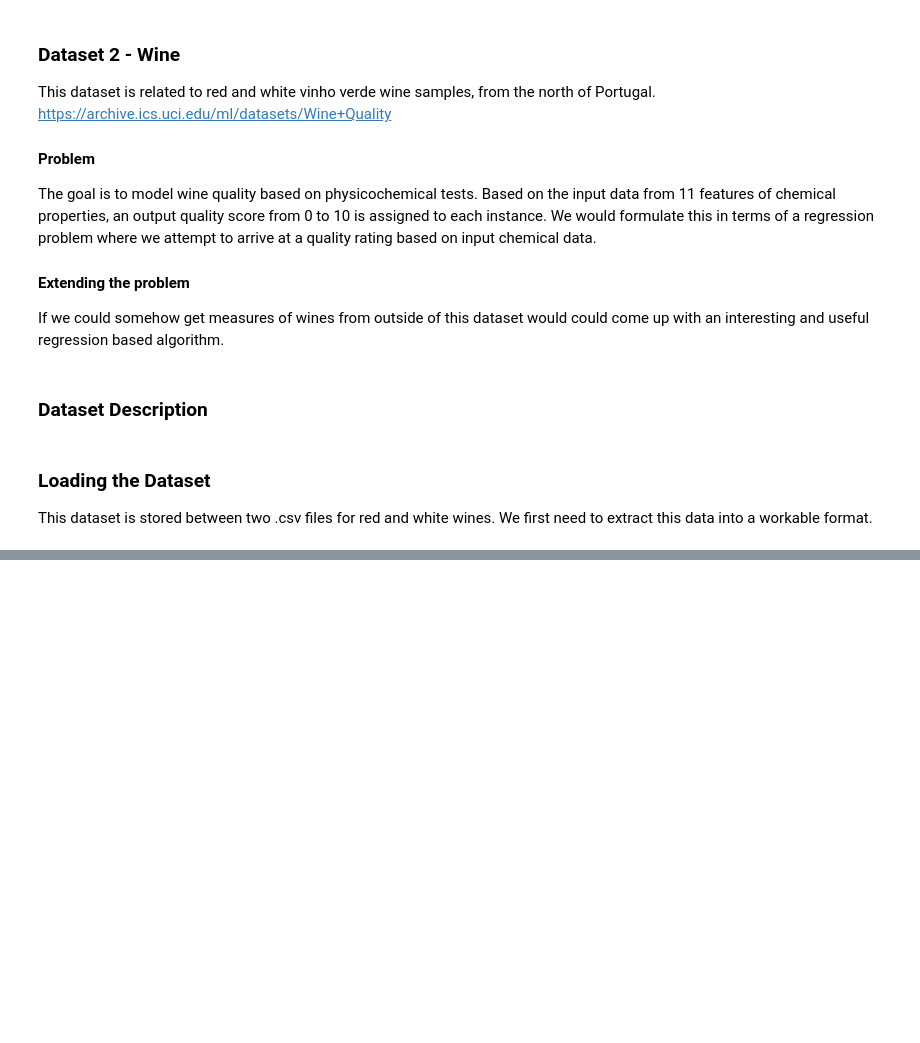
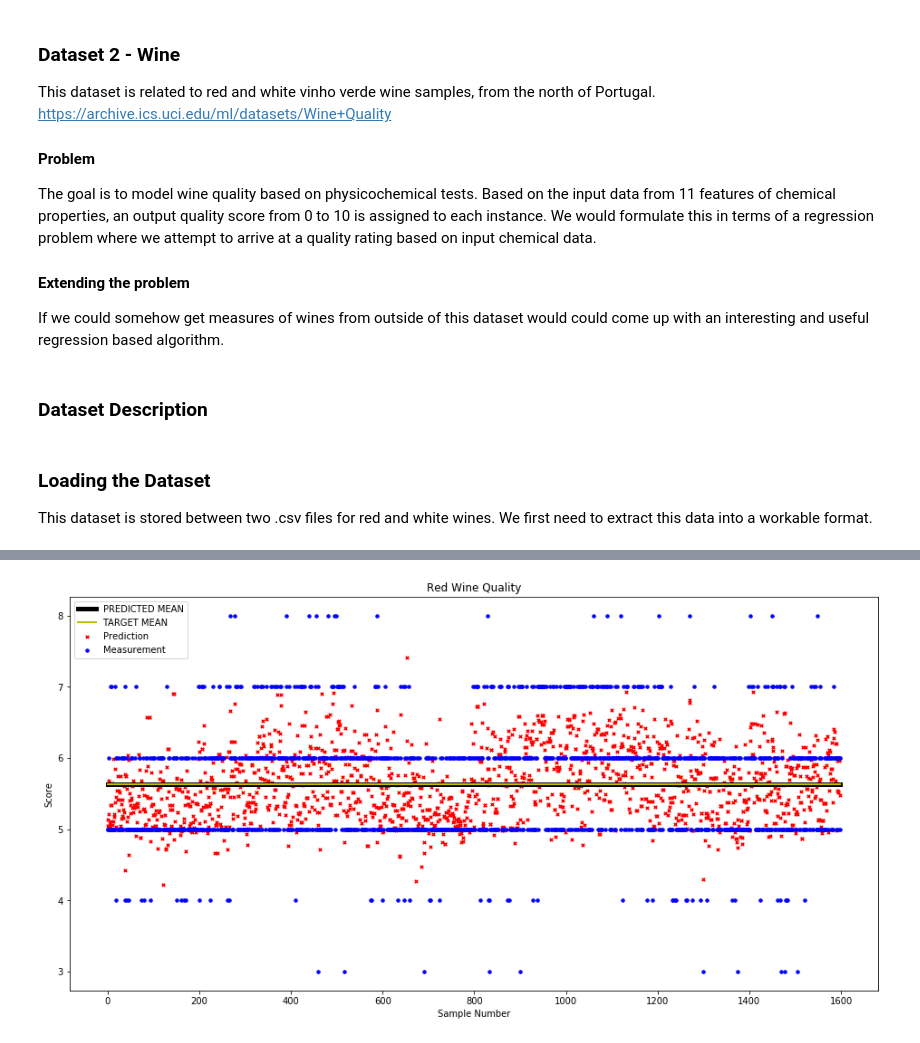
Before and after one commit to brookstawil/MLProject, a Jupyter notebook: Dataset 2 - Wine.ipynb, the cells around one changed output, grey strips where cells are left out. Drawn from its saved outputs; the diff is of its cells as text; code cells hidden in the pictures; blank space fills up the shorter version.

```diff
--- a/Dataset 2 - Wine.ipynb
+++ b/Dataset 2 - Wine.ipynb
@@ -41,0 +319,22 @@ These are the 3 methods that will be used, along with the group member responsib
+# %%
+# Graph Sample Number vs. Score
+# yHat is the Predicted
+# red_Y is the Measured
+x_axis = range(len(yHat))
+
+# Plot of the white wine data
+plt.figure(figsize=(16, 8))
+plt.title('Red Wine Quality')
+
+plt.scatter(x_axis, yHat, s=12, color='r', marker='x')
+plt.plot([0, x_axis[len(x_axis)-1]],[np.mean(yHat), np.mean(yHat)], color='k', linewidth=5)
+
+plt.scatter(x_axis, red_Y, s=12, color='b', marker='o')
+plt.plot([0, x_axis[len(x_axis)-1]],[np.mean(red_Y), np.mean(red_Y)], color='y', linewidth=2)
+
+plt.legend(['PREDICTED MEAN', 'TARGET MEAN', 'Prediction', 'Measurement'])
+plt.xlabel('Sample Number')
+plt.ylabel('Score')
+plt.show()
+# %% [output]
+[figure, added]
```
Also changed, not shown: parts of 13 cells of this notebook, 1 other file.
